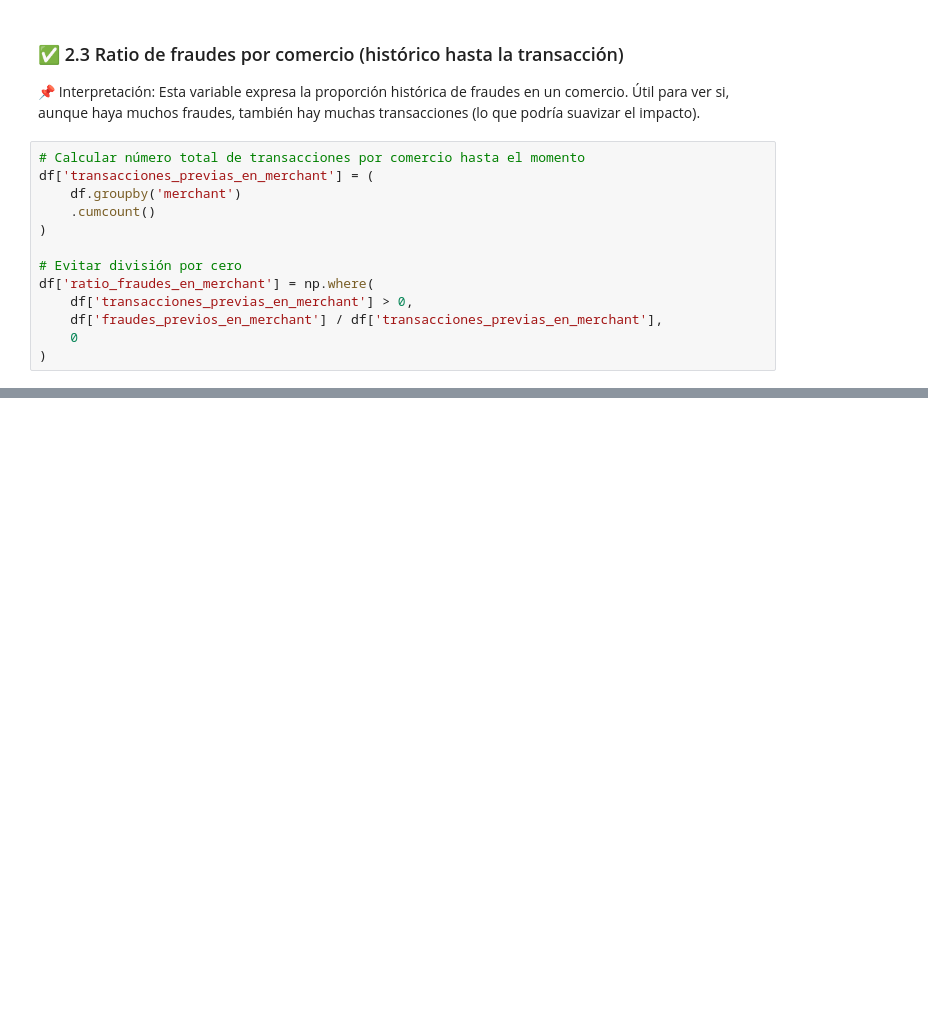
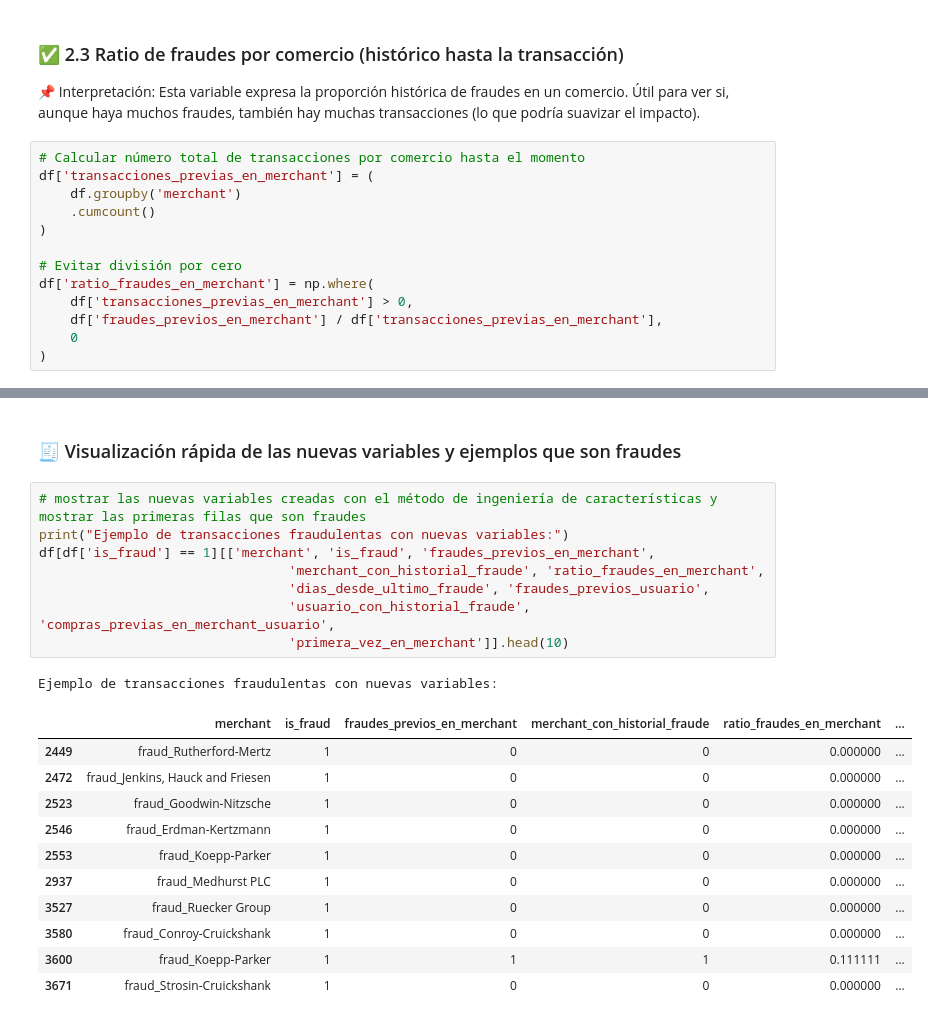
Before and after one commit to GarciaAlegria/Proyecto-final-SDS-PlusTI, a Jupyter notebook: proyectoPlusTi.ipynb, the cells around one changed output, grey strips where cells are left out. Cells and saved outputs as stored; diff of their text form; blank space fills up the shorter version.

```diff
--- a/proyectoPlusTi.ipynb
+++ b/proyectoPlusTi.ipynb
@@ -318,0 +427,23 @@ df['ratio_fraudes_en_merchant'] = np.where(
+# %% [markdown]
+### 🧾 Visualización rápida de las nuevas variables y ejemplos que son fraudes
+# %%
+# mostrar las nuevas variables creadas con el método de ingeniería de características y mostrar las primeras filas que son fraudes
+print("Ejemplo de transacciones fraudulentas con nuevas variables:")
+df[df['is_fraud'] == 1][['merchant', 'is_fraud', 'fraudes_previos_en_merchant',
+                                'merchant_con_historial_fraude', 'ratio_fraudes_en_merchant',
+                                'dias_desde_ultimo_fraude', 'fraudes_previos_usuario',
+                                'usuario_con_historial_fraude', 'compras_previas_en_merchant_usuario',
+                                'primera_vez_en_merchant']].head(10)
+# %% [output]
+Ejemplo de transacciones fraudulentas con nuevas variables:
+|  | merchant | is_fraud | fraudes_previos_en_merchant | merchant_con_historial_fraude | ratio_fraudes_en_merchant | ... |
+| 2449 | fraud_Rutherford-Mertz | 1 | 0 | 0 | 0.000000 | ... |
+| 2472 | fraud_Jenkins, Hauck and Friesen | 1 | 0 | 0 | 0.000000 | ... |
+| 2523 | fraud_Goodwin-Nitzsche | 1 | 0 | 0 | 0.000000 | ... |
+| 2546 | fraud_Erdman-Kertzmann | 1 | 0 | 0 | 0.000000 | ... |
+| 2553 | fraud_Koepp-Parker | 1 | 0 | 0 | 0.000000 | ... |
+| 2937 | fraud_Medhurst PLC | 1 | 0 | 0 | 0.000000 | ... |
+| 3527 | fraud_Ruecker Group | 1 | 0 | 0 | 0.000000 | ... |
+| 3580 | fraud_Conroy-Cruickshank | 1 | 0 | 0 | 0.000000 | ... |
+| 3600 | fraud_Koepp-Parker | 1 | 1 | 1 | 0.111111 | ... |
+| 3671 | fraud_Strosin-Cruickshank | 1 | 0 | 0 | 0.000000 | ... |
```
Also changed, not shown: parts of 11 cells of this notebook.
